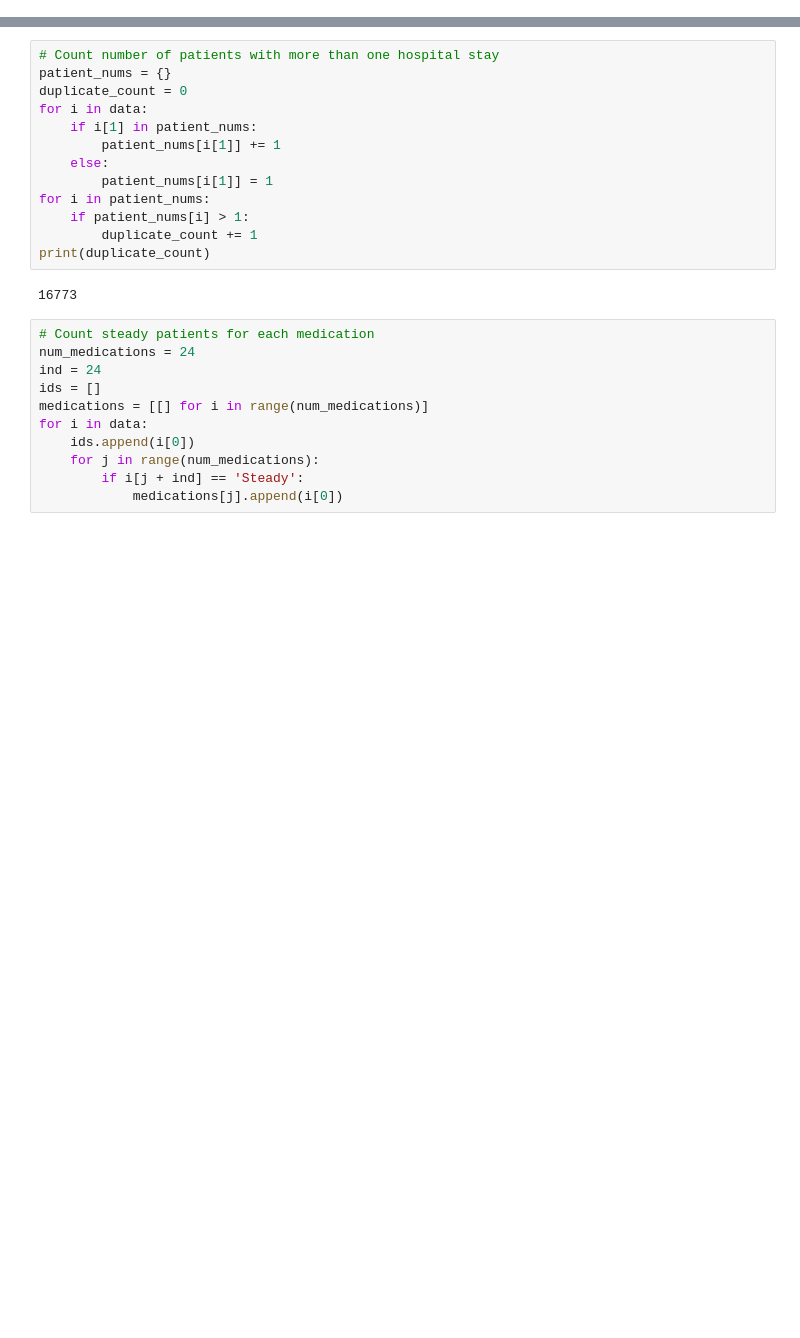
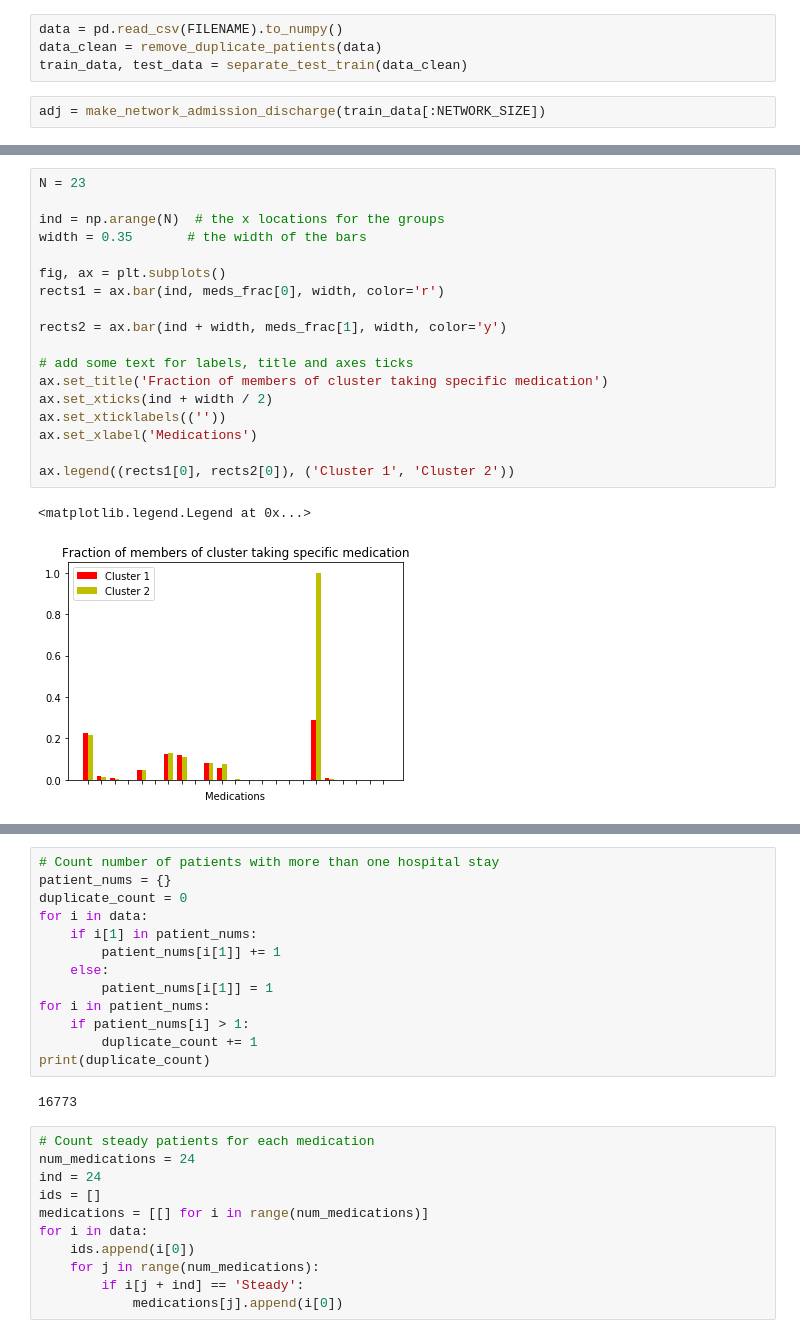
Before and after one commit to annakooperberg/DiabetesPredictionModel, a Jupyter notebook: anna/network_clustering.ipynb, the cells around one changed output, grey strips where cells are left out. Saved outputs shown, nothing was run; the diff lists cells and outputs as text; blank space fills up the shorter version.

```diff
--- a/anna/network_clustering.ipynb
+++ b/anna/network_clustering.ipynb
@@ -9,0 +92,6 @@ data = pd.read_csv(filename).to_numpy()
+# %%
+data = pd.read_csv(FILENAME).to_numpy()
+data_clean = remove_duplicate_patients(data)
+train_data, test_data = separate_test_train(data_clean)
+# %%
+adj = make_network_admission_discharge(train_data[:NETWORK_SIZE])
@@ -9,0 +174,21 @@ data = pd.read_csv(filename).to_numpy()
+# %%
+N = 23
+
+ind = np.arange(N)  # the x locations for the groups
+width = 0.35       # the width of the bars
+
+fig, ax = plt.subplots()
+rects1 = ax.bar(ind, meds_frac[0], width, color='r')
+
+rects2 = ax.bar(ind + width, meds_frac[1], width, color='y')
+
+# add some text for labels, title and axes ticks
+ax.set_title('Fraction of members of cluster taking specific medication')
+ax.set_xticks(ind + width / 2)
+ax.set_xticklabels((''))
+ax.set_xlabel('Medications')
+
+ax.legend((rects1[0], rects2[0]), ('Cluster 1', 'Cluster 2'))
+# %% [output]
+<matplotlib.legend.Legend at 0x...>
+[figure, added]
```
Also changed, not shown: parts of 12 cells of this notebook, 1 other file.
